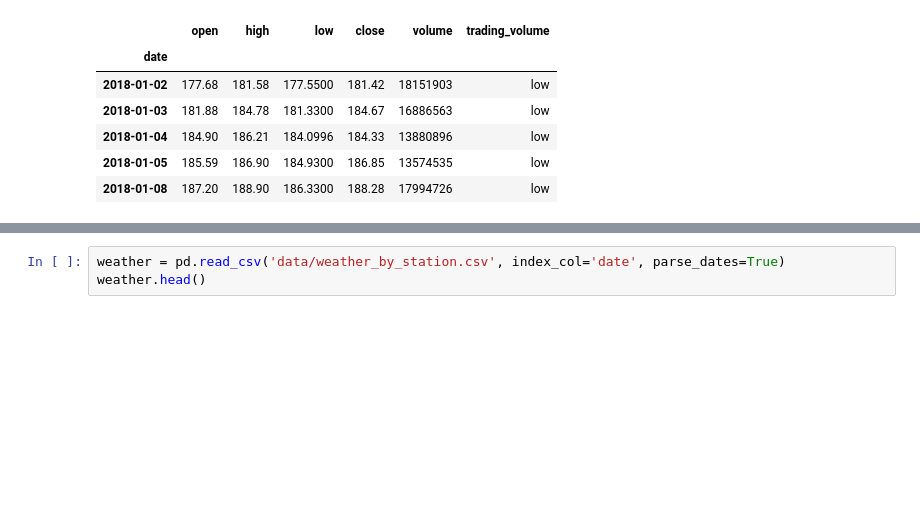
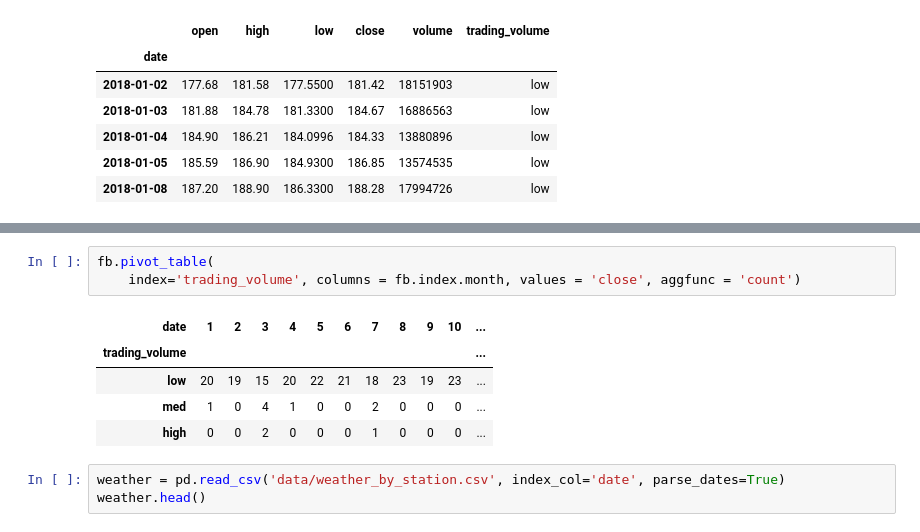
Before and after one commit to ikwak2/Hands-On-Data-Analysis-with-Pandas-2nd-edition, a Jupyter notebook: ch_04/3-aggregations.ipynb, the cells around one changed output, grey strips where cells are left out. Saved outputs shown, nothing was run; the diff lists cells and outputs as text; blank space fills up the shorter version.

```diff
--- a/ch_04/3-aggregations.ipynb
+++ b/ch_04/3-aggregations.ipynb
@@ -47,3 +69,12 @@ fb.head()
+# %%
+fb.pivot_table(
+    index='trading_volume', columns = fb.index.month, values = 'close', aggfunc = 'count')
+# %% [output]
+| date | 1 | 2 | 3 | 4 | 5 | 6 | 7 | 8 | 9 | 10 | ... |
+| trading_volume |  |  |  |  |  |  |  |  |  |  | ... |
+| low | 20 | 19 | 15 | 20 | 22 | 21 | 18 | 23 | 19 | 23 | ... |
+| med | 1 | 0 | 4 | 1 | 0 | 0 | 2 | 0 | 0 | 0 | ... |
+| high | 0 | 0 | 2 | 0 | 0 | 0 | 1 | 0 | 0 | 0 | ... |
 # %%
 weather = pd.read_csv('data/weather_by_station.csv', index_col='date', parse_dates=True)
 weather.head()
```
Also changed, not shown: parts of 7 cells of this notebook.
